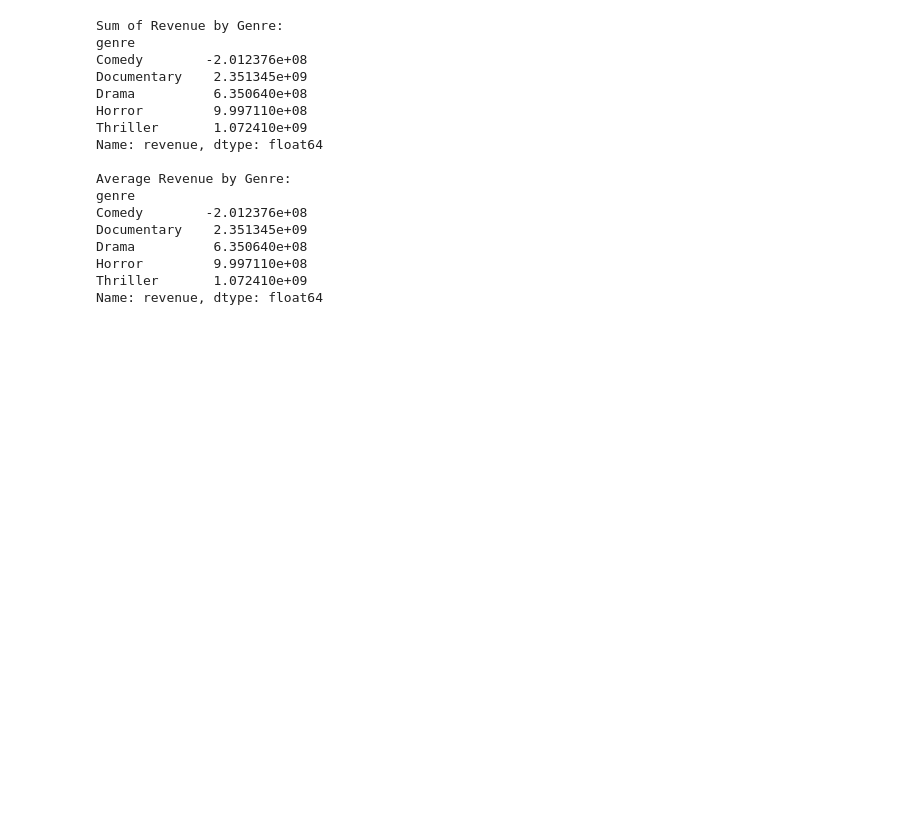
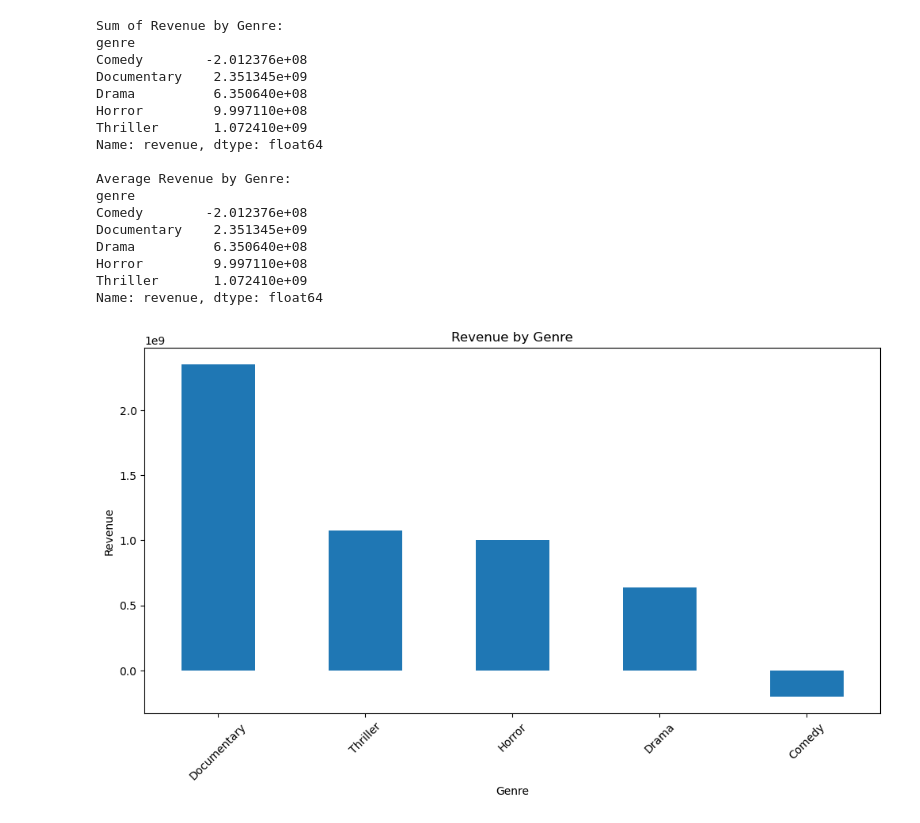
Before and after one commit to Mak-annie/Microsoft-Analysis, a Jupyter notebook: INDEX.ipynb, the cells around one changed output. Drawn from its saved outputs; the diff is of its cells as text; code cells hidden in the pictures; blank space fills up the shorter version.

Commit message:
Data Visualizations

```diff
--- a/INDEX.ipynb
+++ b/INDEX.ipynb
@@ -310,0 +313,14 @@ Name: revenue, dtype: float64
+# %%
+
+#sort the genres based on revenue in descending order
+sorted_genres = revenue_sum.sort_values(ascending=False)
+#create a bar plot to visualize the revenue for each genre
+plt.figure(figsize=(12,6))
+sorted_genres.plot(kind='bar')
+plt.title('Revenue by Genre')
+plt.xlabel('Genre')
+plt.ylabel('Revenue')
+plt.xticks(rotation=45)
+plt.show()
+# %% [output]
+[figure, added]
```
Also changed, not shown: parts of 5 cells of this notebook.
